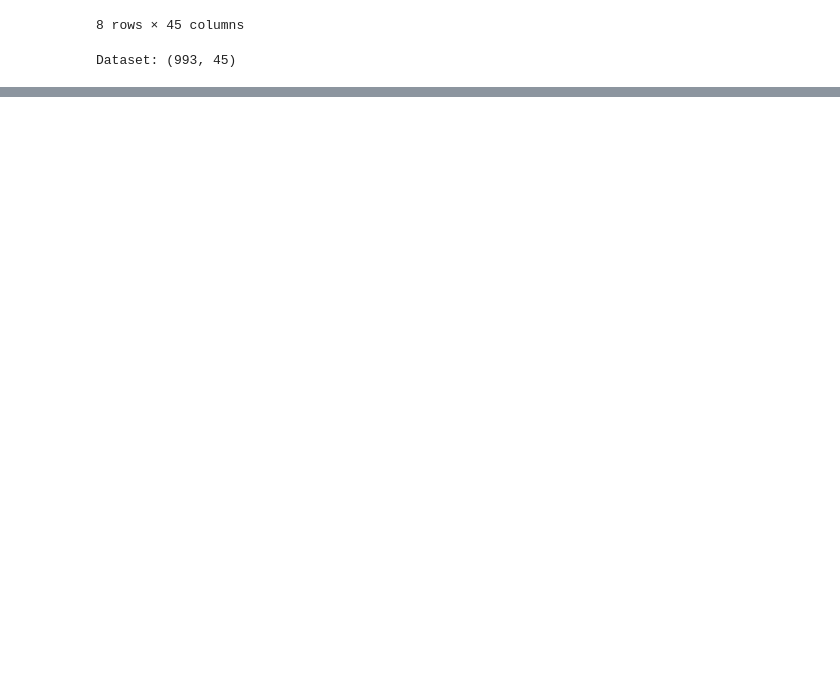
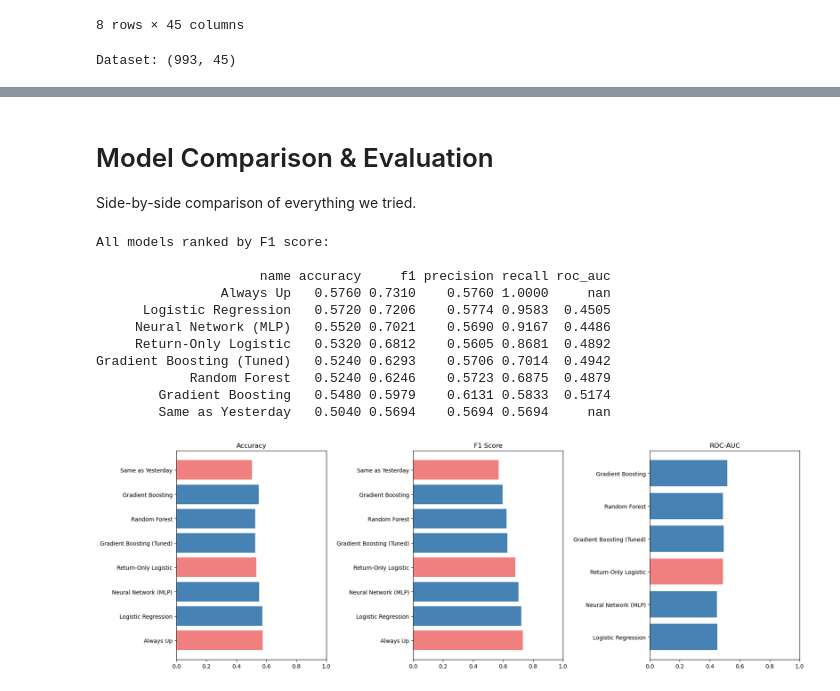
Before and after one commit to erizeli/S-P-500-Predictor, a Jupyter notebook: final.ipynb, the cells around one changed output, grey strips where cells are left out. Cells and saved outputs as stored; diff of their text form; code cells hidden in the pictures; blank space fills up the shorter version.

```diff
--- a/final.ipynb
+++ b/final.ipynb
@@ -325,0 +669,17 @@ Dataset: (993, 45)
+# %%
+# gradient boosting — usually the strongest out-of-the-box for tabular data
+gb_model = GradientBoostingClassifier(
+    n_estimators=200,
+    max_depth=4,
+    learning_rate=0.05,
+    min_samples_leaf=10,
+    subsample=0.8,
+    random_state=RANDOM_STATE
+)
+gb_model.fit(X_train_scaled, y_train)
+
+y_pred_gb = gb_model.predict(X_test_scaled)
+y_prob_gb = gb_model.predict_proba(X_test_scaled)[:, 1]
+
+results.append(evaluate_model("Gradient Boosting", y_test, y_pred_gb, y_prob_gb))
+prob_dict['Gradient Boosting'] = y_prob_gb
@@ -325,0 +892,45 @@ Dataset: (993, 45)
+# %% [markdown]
+# Model Comparison & Evaluation
+
+Side-by-side comparison of everything we tried.
+# %%
+# comparison table sorted by F1
+results_df = pd.DataFrame(results)
+results_df = results_df.sort_values('f1', ascending=False).reset_index(drop=True)
+
+# round for readability
+display_df = results_df.copy()
+for col in ['accuracy', 'f1', 'precision', 'recall', 'roc_auc']:
+    display_df[col] = display_df[col].apply(lambda x: f"{x:.4f}" if x is not None else "N/A")
+print("All models ranked by F1 score:\n")
+print(display_df.to_string(index=False))
+
+# bar chart — baselines vs real models
+fig, axes = plt.subplots(1, 3, figsize=(18, 6))
+metrics_to_plot = ['accuracy', 'f1', 'roc_auc']
+titles = ['Accuracy', 'F1 Score', 'ROC-AUC']
+
+baseline_names = {'Always Up', 'Same as Yesterday', 'Return-Only Logistic'}
+
+for ax, metric, title in zip(axes, metrics_to_plot, titles):
+    plot_df = results_df.dropna(subset=[metric]).copy()
+    colors = ['lightcoral' if n in baseline_names else 'steelblue' for n in plot_df['name']]
+    ax.barh(plot_df['name'], plot_df[metric], color=colors)
+    ax.set_title(title)
+    ax.set_xlim(0, 1)
+
+plt.tight_layout()
+plt.show()
+# %% [output]
+All models ranked by F1 score:
+
+                     name accuracy     f1 precision recall roc_auc
+                Always Up   0.5760 0.7310    0.5760 1.0000     nan
+      Logistic Regression   0.5720 0.7206    0.5774 0.9583  0.4505
+     Neural Network (MLP)   0.5520 0.7021    0.5690 0.9167  0.4486
+     Return-Only Logistic   0.5320 0.6812    0.5605 0.8681  0.4892
+Gradient Boosting (Tuned)   0.5240 0.6293    0.5706 0.7014  0.4942
+            Random Forest   0.5240 0.6246    0.5723 0.6875  0.4879
+        Gradient Boosting   0.5480 0.5979    0.6131 0.5833  0.5174
+        Same as Yesterday   0.5040 0.5694    0.5694 0.5694     nan
+[figure, added]
```
Also changed, not shown: parts of 22 cells of this notebook, 12 other files.
